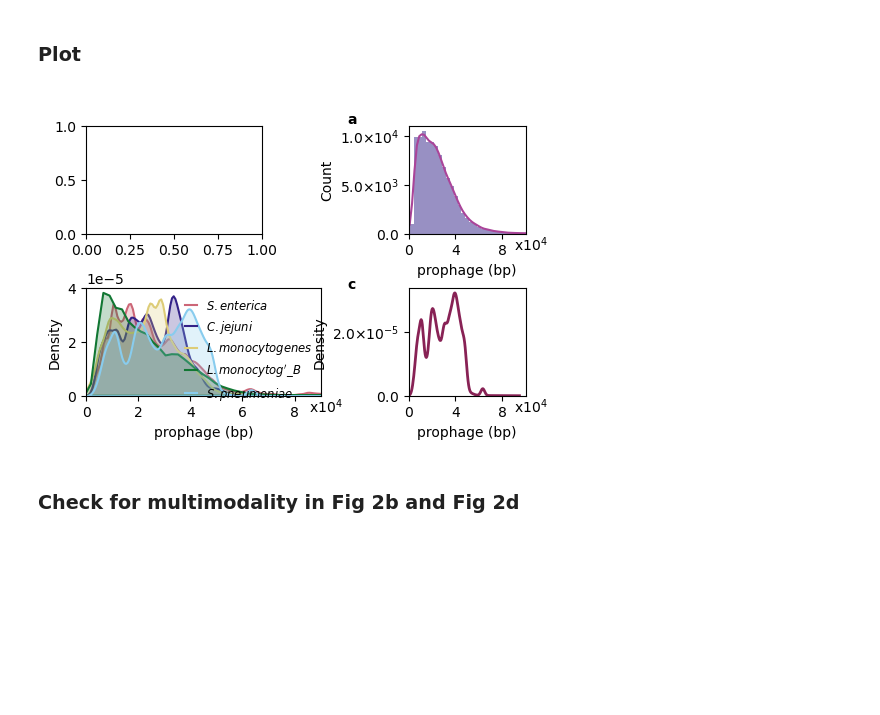
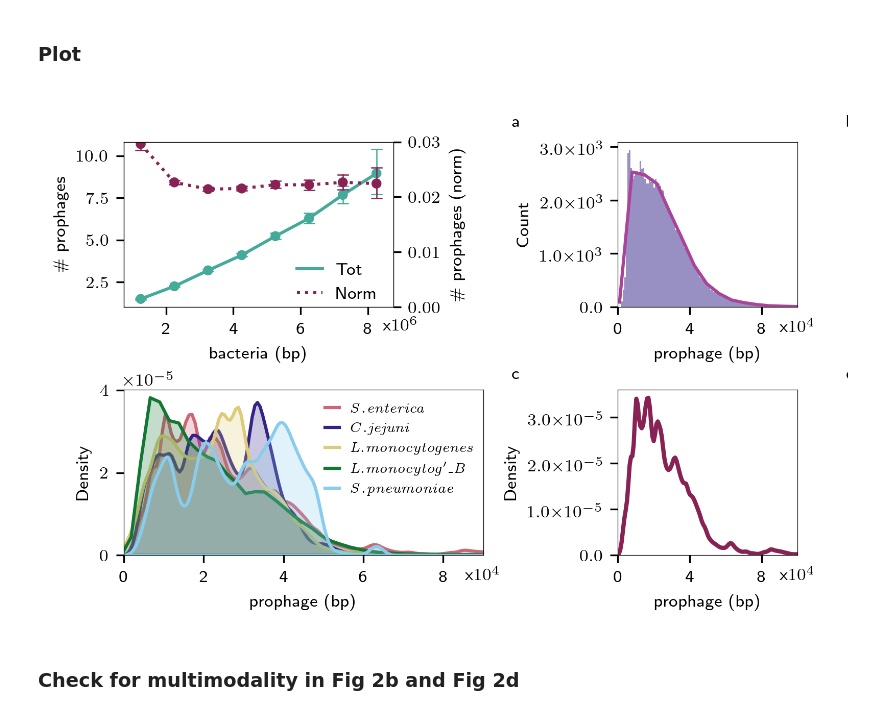
Before and after one commit to jcmckerral/prophage-distributions, a Jupyter notebook: analysis/prophage-distributions-paper.ipynb, the cells around one changed output. Drawn from its saved outputs; the diff is of its cells as text; code cells hidden in the pictures; blank space fills up the shorter version.

Commit message:
update pipeline with new data

```diff
--- a/analysis/prophage-distributions-paper.ipynb
+++ b/analysis/prophage-distributions-paper.ipynb
@@ -500,6 +535,25 @@ We exclude genomes with 0 prophages for the visualisation as it simply creates a
 Change "minPhages" to change this.
 # %%
 minPhages = 1
+# %%
+fig_width_pt = 410.0  # Get this from LaTeX using \showthe\columnwidth
+inches_per_pt = 1.0/72.27               # Convert pt to inch
+golden_mean = (np.sqrt(5)-1.0)/2.0         # Aesthetic ratio
+fig_width = fig_width_pt*inches_per_pt  # width in inches
+fig_height = fig_width*golden_mean       # height in inches
+fig_size =  [fig_width,fig_height]
+params = {'backend': 'ps','axes.labelsize': 8,'font.size': 8,
+          'legend.fontsize': 8,'xtick.labelsize': 8,'ytick.labelsize': 8,
+          'text.usetex': True,'figure.figsize': fig_size, 'axes.linewidth':0.3}
+# mpl.rcParams['text.latex.preamble'] = [\usepackage[cm]{sfmath}, \usepackage{underscore}]
+mpl.rcParams['text.latex.preamble'].join([r'\usepackage[cm]{sfmath}',r'\usepackage{underscore}'])
+mpl.rcParams['font.family'] = 'sans-serif'
+mpl.rcParams['font.sans-serif'] = 'cm'
+# mpl.rcParams['text.usetex']=False
+mpl.rcParams['figure.dpi'] = 300
+
+
+mpl.rcParams.update(params)
 # %%
 # Create jointgrid subplot
 sizePhage = taxameta.copy()
@@ -738,3 +796,4 @@ level = 'class'
 # genomeSize = taxameta.groupby(level).mean()["normalise_by_prok_length"].values
 # numberGenomes = taxameta.groupby(level).size().values
 balancedSizePhage = sizePhage[sizePhage['assembly_accession'].isin(newickList)]
+balancedSizePhage = balancedSizePhage[balancedSizePhage['Kept'] > 0]
@@ -763,31 +820,30 @@ ax1 = fig.add_subplot(gs0[0:,11:15])
 ax4 = fig.add_subplot(gs1[0:,0:8])
 ax2 = fig.add_subplot(gs1[0:,11:15])
 
-# with plt.rc_context({'lines.linewidth': 0.8}):
-#         s1 = sns.pointplot(x='bin_centres', y='Kept', data=balancedSizePhage,nboot=5000, ax = ax0,
-#                   color=colourDict.get('teal'), alpha=0.6, s=8,
-#                  capsize=.3, errwidth=0.6)
+with plt.rc_context({'lines.linewidth': 0.8}):
+        s1 = sns.pointplot(x='bin_centres', y='Kept', data=balancedSizePhage,nboot=5000, ax = ax0,
+                  color=colourDict.get('teal'), alpha=0.6, s=8,
+                 capsize=.3, errwidth=0.6)
 
-# ax3 = ax0.twinx()
-# with plt.rc_context({'lines.linewidth': 0.8}):
-#     s2 = sns.pointplot(x='bin_centres', y='Kept_normed', data=balancedSizePhage, ax=ax3, n_boot=25000,
-#                   color=colourDict.get('wine'), alpha=0.6, s=8, linestyles=':',
-#                  capsize=.3, errwidth=0.6)
+ax3 = ax0.twinx()
+with plt.rc_context({'lines.linewidth': 0.8}):
+    s2 = sns.pointplot(x='bin_centres', y='Kept_normed', data=balancedSizePhage, ax=ax3, n_boot=25000,
+                  color=colourDict.get('wine'), alpha=0.6, s=8, linestyles=':',
+                 capsize=.3, errwidth=0.6)
 
-# ax3.xaxis.offsetText.set_visible(False)
-# labels = ax0.get_xticklabels()
-# ax0.set(ylabel='\# prophages',xlabel='bacteria (bp)',xticks =[0.75,2.75,4.75,6.75],xticklabels=[2,4,6,8])
-# ax0.text(0.96,  -0.14,'x$10^6$', transform=ax0.transAxes)
-# ax3.set(ylabel='\# prophages (norm)',ylim=[0,0.03])
+ax3.xaxis.offsetText.set_visible(False)
+labels = ax0.get_xticklabels()
+ax0.set(ylabel='\# prophages',xlabel='bacteria (bp)',xticks =[0.75,2.75,4.75,6.75],xticklabels=[2,4,6,8])
+ax0.text(0.96,  -0.14,'x$10^6$', transform=ax0.transAxes)
+ax3.set(ylabel='\# prophages (norm)',ylim=[0,0.03])
 
-# L = ax0.legend(s1.lines[:1]+s2.lines[:1], ['A','G'],handlelength=1.5,loc='lower right',bbox_to_anchor=(1.0, -0.06),frameon=False)
-# L.get_texts()[0].set_text('Tot')
-# L.get_texts()[1].set_text('Norm')
+L = ax0.legend(s1.lines[:1]+s2.lines[:1], ['A','G'],handlelength=1.5,loc='lower right',bbox_to_anchor=(1.0, -0.06),frameon=False)
+L.get_texts()[0].set_text('Tot')
+L.get_texts()[1].set_text('Norm')
 
 
 
-sns.histplot(x='bp', data=prophageSizePlot, ax=ax1, kde=True, kde_kws={'bw_adjust':1.5},
-             linewidth=0,color=colourDict.get('indigo'), bins=120)
+sns.histplot(x='bp', data=prophageSizePlot, ax=ax1, kde=True, linewidth=0,color=colourDict.get('indigo'))
 ax1.set(xlim=[1E2,1E5], xlabel='prophage (bp)')
 ax1.yaxis.set_major_formatter(MathTextSciFormatter("%1.1e"))
 ax1.set(xlim=[1E2,1E5], xlabel='prophage (bp)',xticks=[0,40000,80000],xticklabels=['0','4','8'],
@@ -798,8 +854,7 @@ ax1.lines[0].set_color(colourDict.get('purple'))
 
 
 
-sns.kdeplot(x='bp', data=prophageSizePlot2, ax=ax2, linewidth=2,
-            color=colourDict.get('wine'))
+sns.kdeplot(x='bp', data=prophageSizePlot2, ax=ax2, linewidth=2,color=colourDict.get('wine'))
 ax2.set(xlim=[1E2,1E5], xlabel='prophage (bp)')
 ax2.yaxis.set_major_formatter(MathTextSciFormatter("%1.1e"))
 ax2.set(xlim=[1E2,1E5], xlabel='prophage (bp)',xticks=[0,40000,80000],xticklabels=['0','4','8'],
@@ -824,34 +879,34 @@ for i in topSpecies:
 
     sns.kdeplot(x='bp', data=prophageSizePlot2, ax=ax4, lw=1.5,fill=True, color=colList[counter])#,color=colourDict.get('teal'))
     counter=counter+1
 
 #     fig.suptitle('Species: '+speciesName+', max contigs: ' + str(maxContig) + r', genome $n=$'
 #                  + str(ngenomes)+ r', prophage $n=$' + str(nval))
 ax4.set(xlim=[0,9E4], xlabel='prophage (bp)',xticks=[0,2E4,4E4,6E4,8E4],xticklabels=['0','2','4','6','8'])
 ax4.text(0.95,  -0.15, 'x$10^4$', transform=ax4.transAxes)
 
 
 custom_lines = [Line2D([0], [0], color=colList[0], lw=1.5),
                 Line2D([0], [0], color=colList[1], lw=1.5),
                 Line2D([0], [0], color=colList[2], lw=1.5),
                 Line2D([0], [0], color=colList[3], lw=1.5),
                 Line2D([0], [0], color=colList[4], lw=1.5)]
 
 ax4.legend(custom_lines, ["$\it{S. enterica}$","$\it{C. jejuni}$","$\it{L. monocytogenes}$","$\it{L. monocytog'\_B}$","$\it{S. pneumoniae}$"],
            handlelength=1,frameon=False, loc='upper right',bbox_to_anchor=(1.01, 1), fontsize='small')
 # ax4.legend()
 
 plt.annotate('a',(0.545,0.93),xycoords='figure fraction',weight='bold')
 plt.annotate('b',(0.93,0.93),xycoords='figure fraction',weight='bold')
 plt.annotate('c',(0.545,0.46),xycoords='figure fraction',fontweight='bold')
 plt.annotate('d',(0.93,0.46),xycoords='figure fraction',fontweight='bold')
 
 
 plt.show()
 
 # fig.savefig('./figures/panel2_NEW.png',dpi=600,bbox_inches='tight')
 # %% [output]
-[figure, old version]
+[figure, new version]
 # %% [markdown]
 ### Check for multimodality in Fig 2b and Fig 2d
 # %%
```
Also changed, not shown: parts of 44 cells of this notebook, 1 other file.
